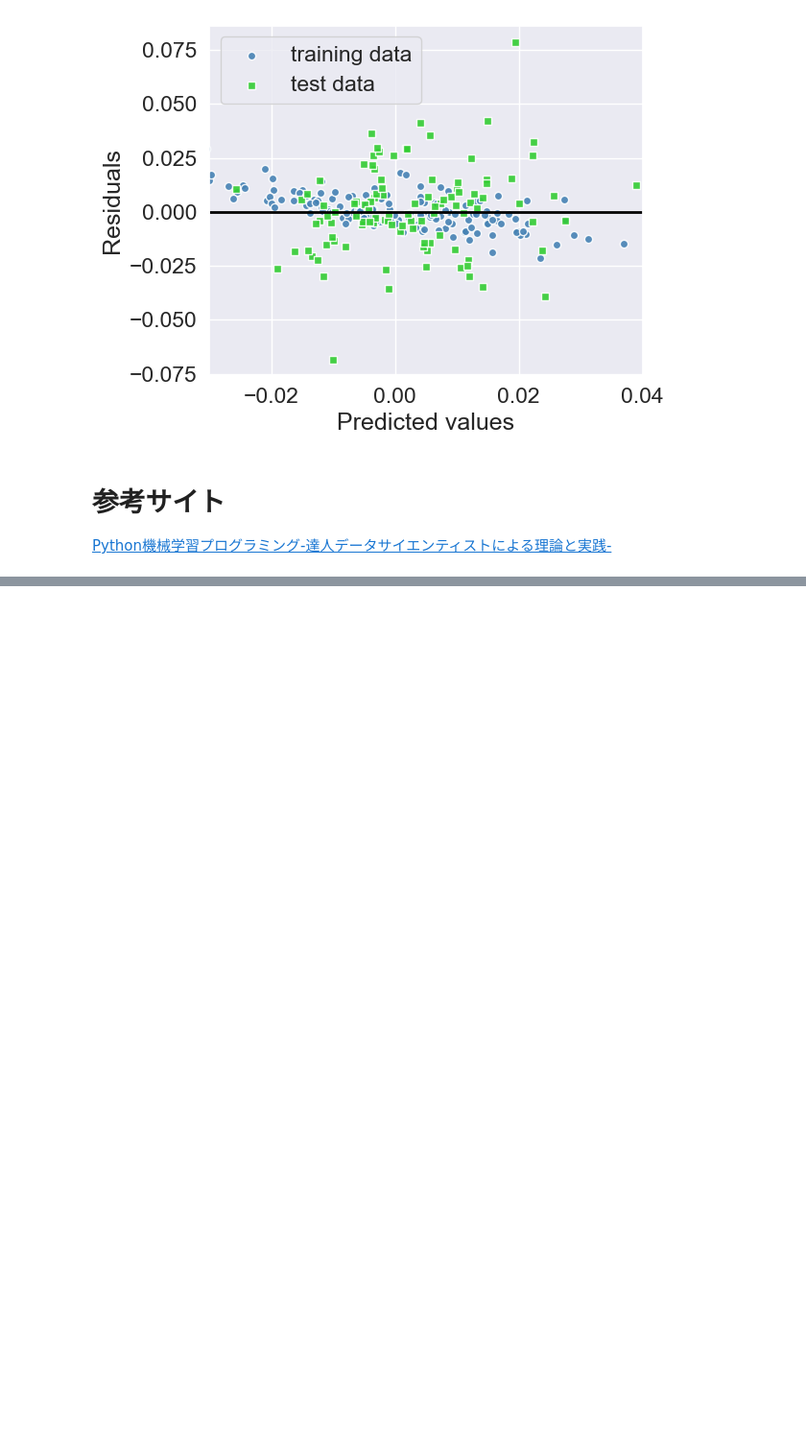
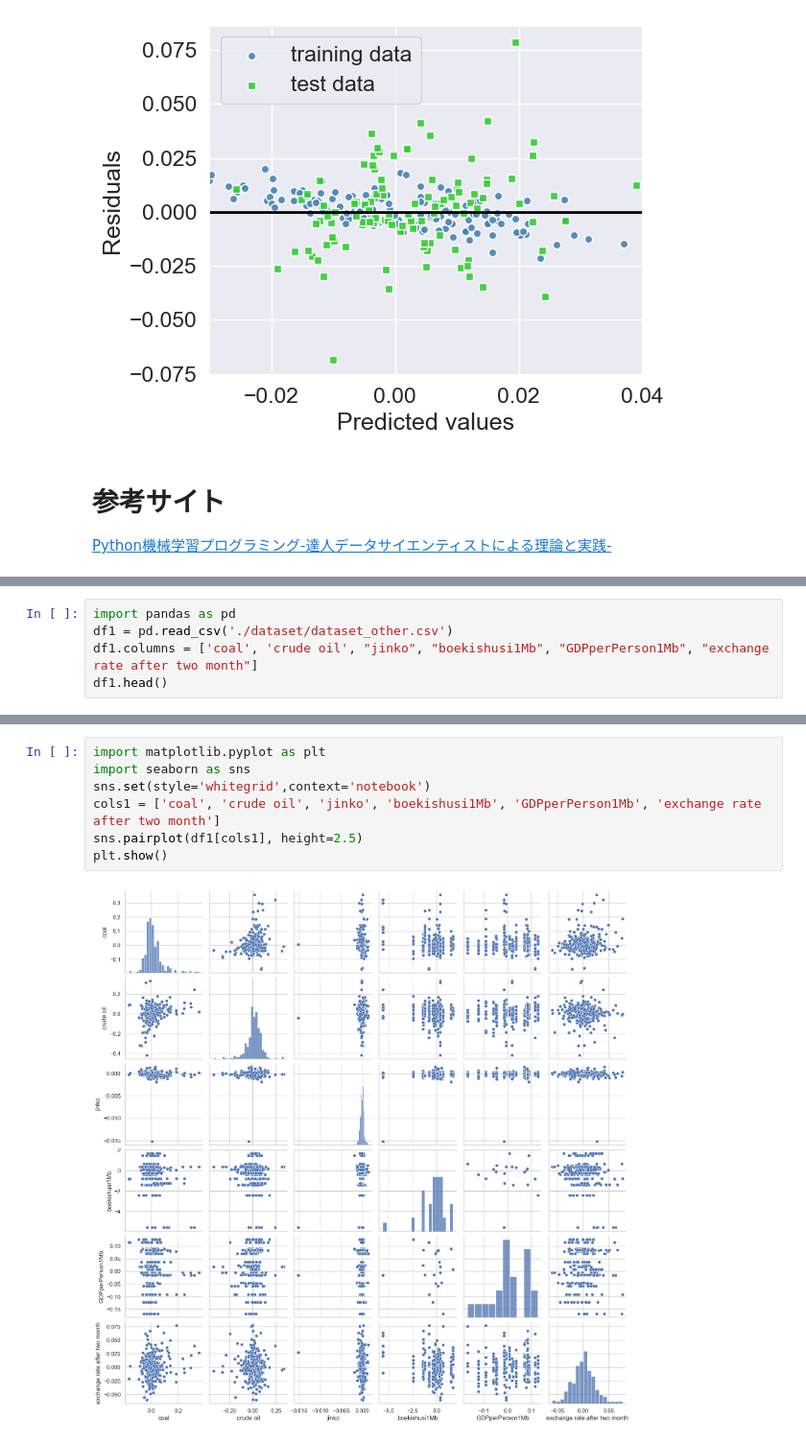
Before and after one commit to nao329/kawase_analyze, a Jupyter notebook: predict.ipynb, the cells around one changed output, grey strips where cells are left out. Shown at 96% size. Saved outputs shown, nothing was run; the diff lists cells and outputs as text; blank space fills up the shorter version.

```diff
--- a/predict.ipynb
+++ b/predict.ipynb
@@ -456,0 +460,5 @@ plt.show()
+# %%
+import pandas as pd
+df1 = pd.read_csv('./dataset/dataset_other.csv')
+df1.columns = ['coal', 'crude oil', "jinko", "boekishusi1Mb", "GDPperPerson1Mb", "exchange rate after two month"]
+df1.head()
@@ -456,0 +472,9 @@ plt.show()
+# %%
+import matplotlib.pyplot as plt
+import seaborn as sns
+sns.set(style='whitegrid',context='notebook')
+cols1 = ['coal', 'crude oil', 'jinko', 'boekishusi1Mb', 'GDPperPerson1Mb', 'exchange rate after two month']
+sns.pairplot(df1[cols1], height=2.5)
+plt.show()
+# %% [output]
+[figure, added]
```
Also changed, not shown: parts of 14 cells of this notebook.
